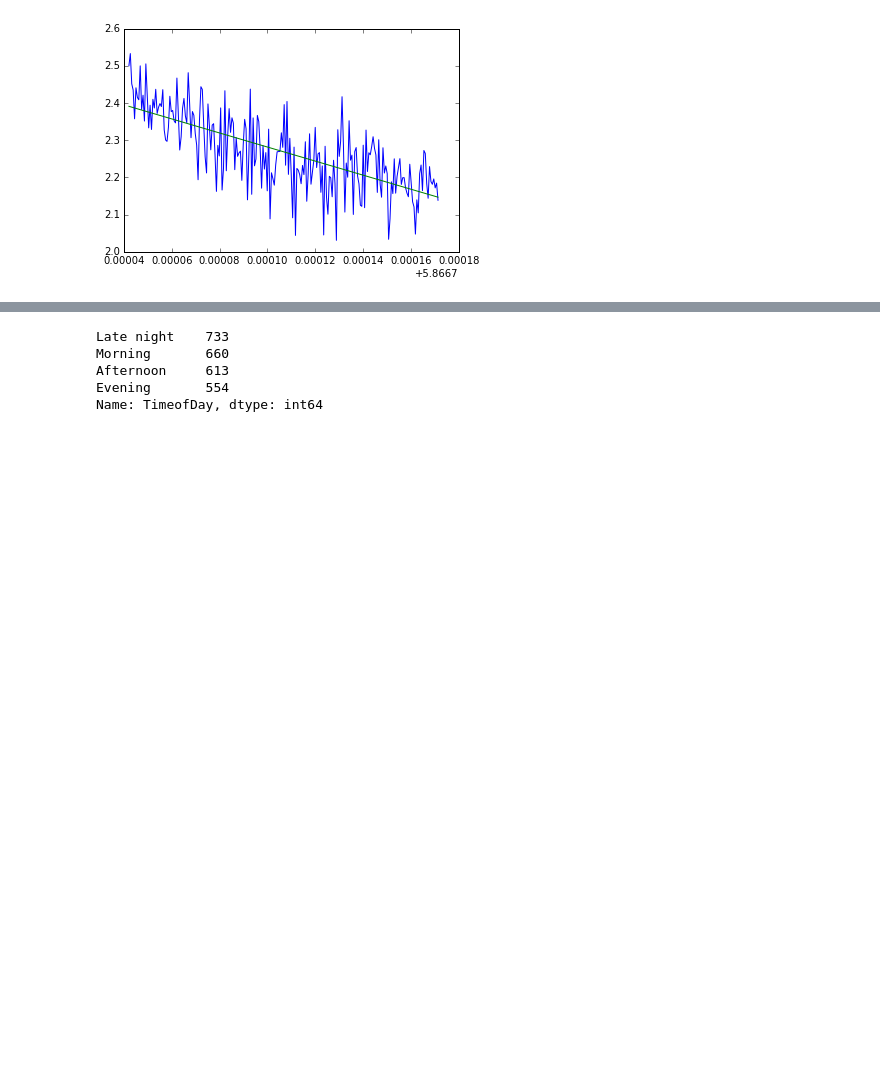
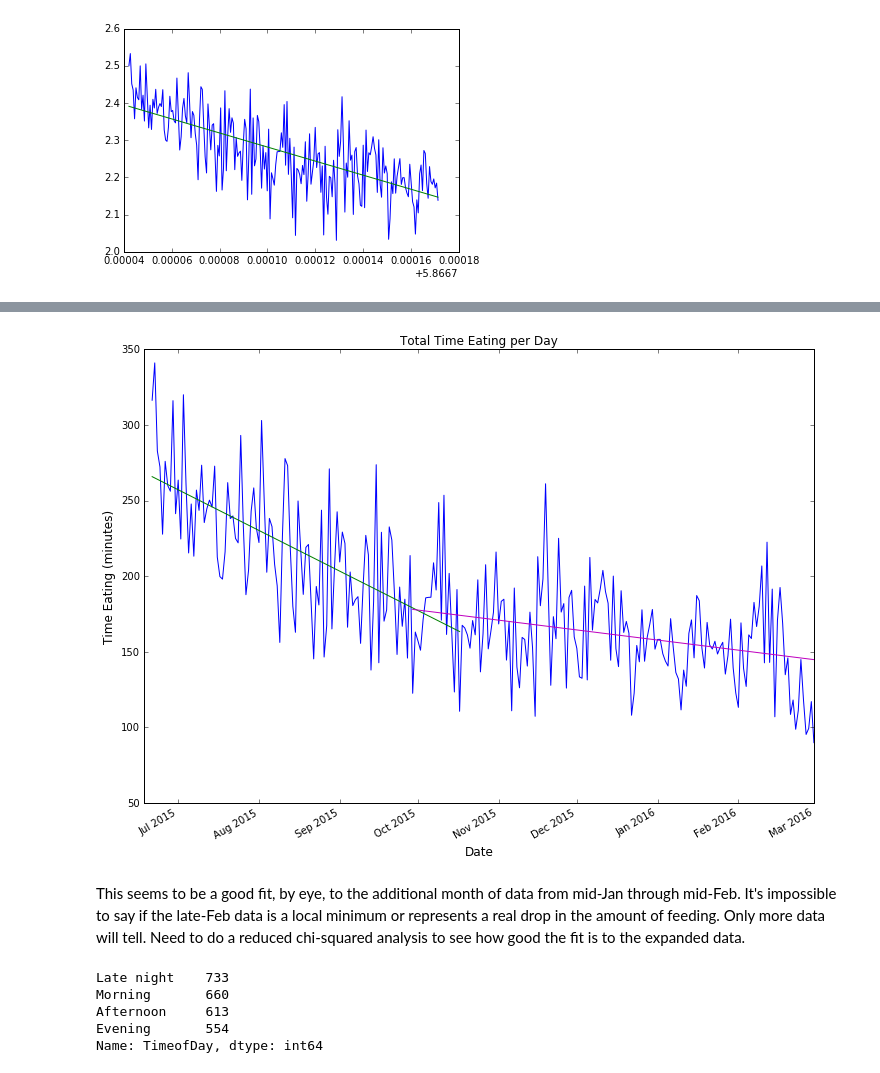
Before and after one commit to randirl17/FeedingTimes, a Jupyter notebook: nursing.ipynb, the cells around one changed output, grey strips where cells are left out. Saved outputs shown, nothing was run; the diff lists cells and outputs as text; code cells hidden in the pictures; blank space fills up the shorter version.

```diff
--- a/nursing.ipynb
+++ b/nursing.ipynb
@@ -220,3 +253,33 @@ You can see an inflection point in the data even in log space (around x=0.00011)
+# %%
+dfnew = pd.read_csv('NursingData_3-1_clean.csv')
+# %%
+dfnew['time'] = pd.to_datetime(dfnew['time'])
+datenew = [x.strftime('%Y %m %d') for x in dfnew['time']]
+dfnew['Date'] = datenew
+# %%
+eatnew = dfnew[dfnew['TotalFeed'].notnull()]
+bydatenew = eatnew.groupby(eatnew['Date'])
+bydunnew = bydatenew.sum().unstack()
+xnew = [datetime.strptime(d,'%Y %m %d').date() for d in bydunnew['TotalFeed'].index]
+xnumnew = mdates.date2num(xnew)
+# %%
+fig = plt.figure(figsize=(12,9))
+ax = fig.add_subplot(111)
+
+ax.plot(xnumnew,bydunnew['TotalFeed'])
+ax.plot(dd1, p2_1(xx1), '-g') #plot fit
+ax.plot(dd2, p2_2(xx2), '-m') #plot fit
+
+ax.set_title('Total Time Eating per Day')
+ax.set_xlabel('Date',fontsize='large')
+ax.set_ylabel('Time Eating (minutes)',fontsize='large')
+plt.xlim(datetime(2015,6,18),datetime(2016,3,1))
+fig.autofmt_xdate()
+plt.show()
+# %% [output]
+[figure, added]
+# %% [markdown]
+This seems to be a good fit, by eye, to the additional month of data from mid-Jan through mid-Feb.  It's impossible to say if the late-Feb data is a local minimum or represents a real drop in the amount of feeding.  Only more data will tell.  Need to do a reduced chi-squared analysis to see how good the fit is to the expanded data.
 # %%
 daytime = df[df['TotalFeed'].notnull()].groupby("TimeofDay")
 # %%
```
Also changed, not shown: parts of 11 cells of this notebook, 4 other files.
